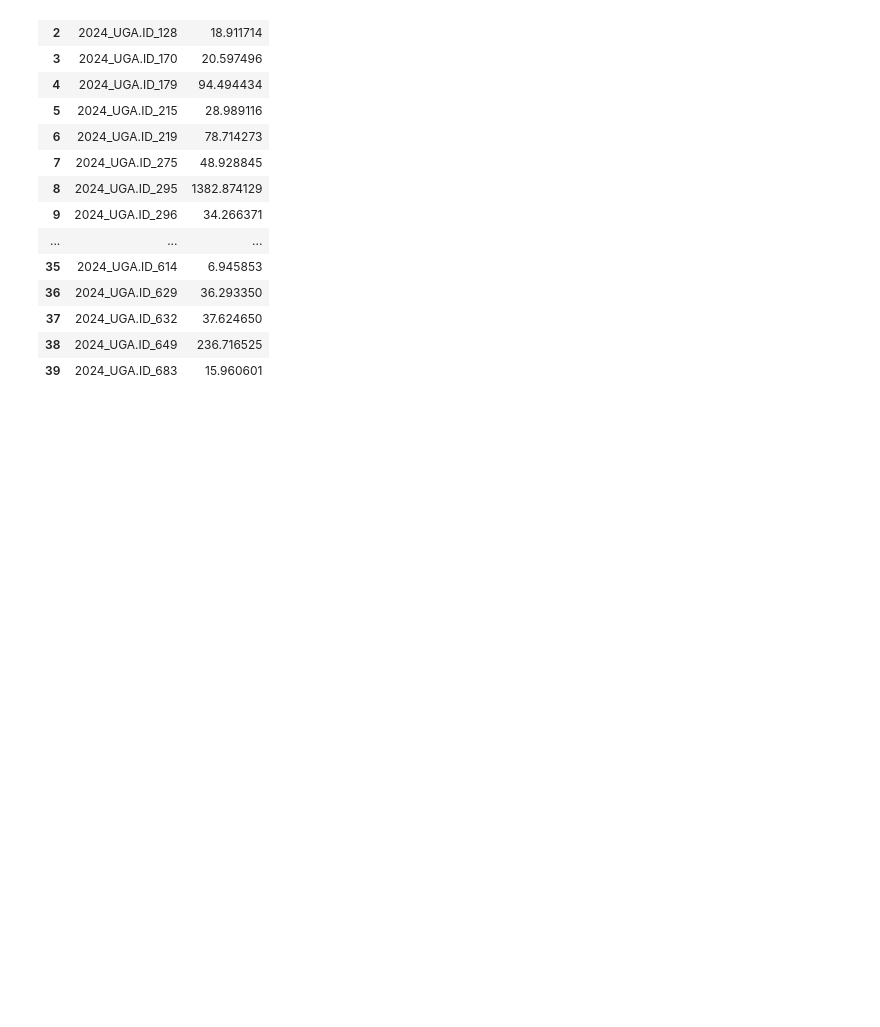
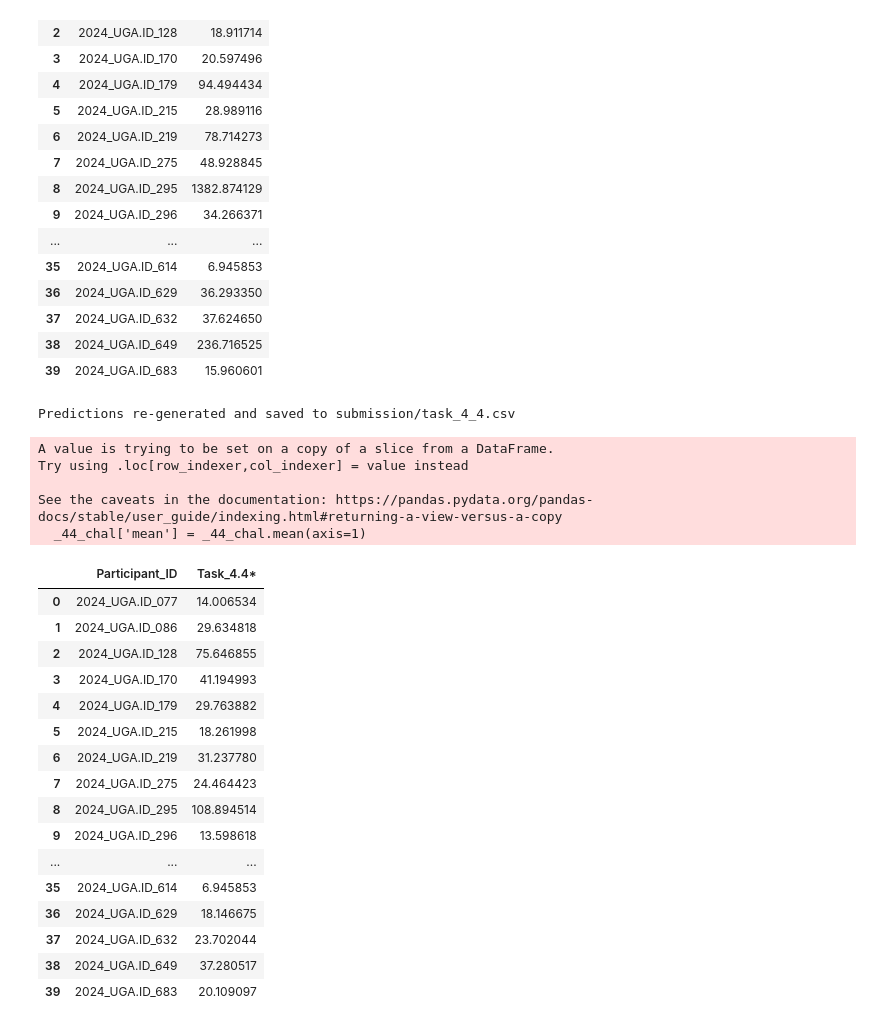
Before and after one commit to DirtyChay/cmi-flu-prediction-challenge-capstone, a Jupyter notebook: automl_models/task_4_5.ipynb, the cells around one changed output. Drawn from its saved outputs; the diff is of its cells as text; code cells hidden in the pictures; blank space fills up the shorter version.

```diff
--- a/automl_models/task_4_5.ipynb
+++ b/automl_models/task_4_5.ipynb
@@ -649,3 +649,41 @@ Predictions re-generated and saved to submission/task_4_3.csv
 | 37 | 2024_UGA.ID_632 | 37.624650 |
 | 38 | 2024_UGA.ID_649 | 236.716525 |
 | 39 | 2024_UGA.ID_683 | 15.960601 |
+# %%
+#Task 4.4
+_44_cols = ['HAI_H1N1 A/Victoria/4897/2022_d0','HAI_H3N2 A/Massachusetts/18/2022_d0','HAI_Vic B/Austria/1359417/2021_d0']
+_44_chal = orig_challenge_data[_44_cols]
+_44_chal['mean'] = _44_chal.mean(axis=1)
+d0 = _44_chal['mean'].values
+results = pd.DataFrame({
+    'Participant_ID': challenge_data['participant_id'].values,
+    'Task_4.4*': np.exp2(d0 + y_pred),
+})
+
+results.to_csv(f'{SUBMISSION_PATH}/task_4_4.csv', index=False)
+print("Predictions re-generated and saved to submission/task_4_4.csv")
+display(results)
+# %% [output]
+Predictions re-generated and saved to submission/task_4_4.csv
+A value is trying to be set on a copy of a slice from a DataFrame.
+Try using .loc[row_indexer,col_indexer] = value instead
+
+See the caveats in the documentation: https://pandas.pydata.org/pandas-docs/stable/user_guide/indexing.html#returning-a-view-versus-a-copy
+  _44_chal['mean'] = _44_chal.mean(axis=1)
+|  | Participant_ID | Task_4.4* |
+| 0 | 2024_UGA.ID_077 | 14.006534 |
+| 1 | 2024_UGA.ID_086 | 29.634818 |
+| 2 | 2024_UGA.ID_128 | 75.646855 |
+| 3 | 2024_UGA.ID_170 | 41.194993 |
+| 4 | 2024_UGA.ID_179 | 29.763882 |
+| 5 | 2024_UGA.ID_215 | 18.261998 |
+| 6 | 2024_UGA.ID_219 | 31.237780 |
+| 7 | 2024_UGA.ID_275 | 24.464423 |
+| 8 | 2024_UGA.ID_295 | 108.894514 |
+| 9 | 2024_UGA.ID_296 | 13.598618 |
+| ... | ... | ... |
+| 35 | 2024_UGA.ID_614 | 6.945853 |
+| 36 | 2024_UGA.ID_629 | 18.146675 |
+| 37 | 2024_UGA.ID_632 | 23.702044 |
+| 38 | 2024_UGA.ID_649 | 37.280517 |
+| 39 | 2024_UGA.ID_683 | 20.109097 |
```
